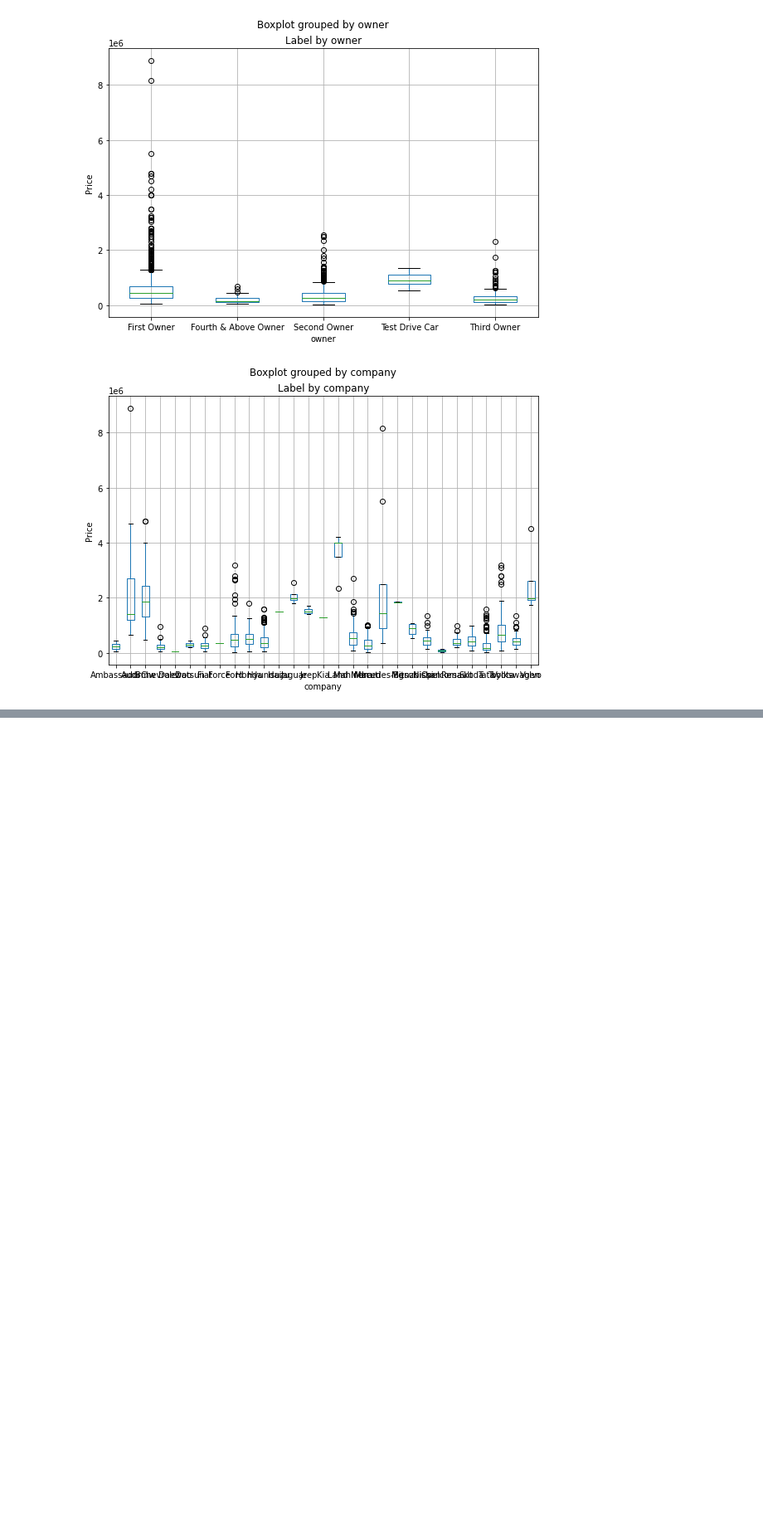
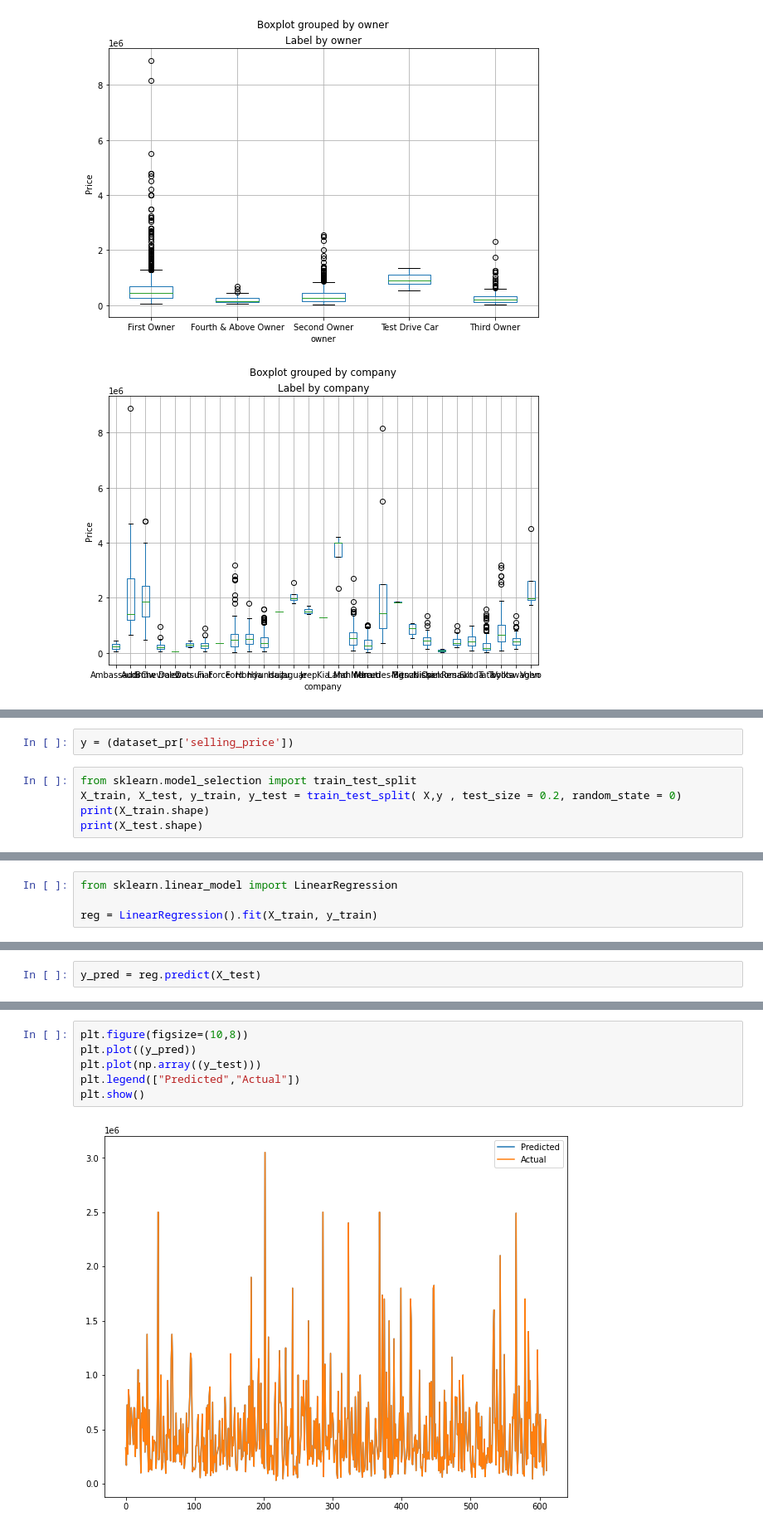
Before and after one commit to rajeshmore1/Linear-Regression-Car-Dekho-Data-, a Jupyter notebook: Rajesh_More_Self_Project_Copy_of_M3W1_Self_Project_Linear_Regression.ipynb, the cells around one changed output, grey strips where cells are left out. Shown at 83% size. Saved outputs shown, nothing was run; the diff lists cells and outputs as text; blank space fills up the shorter version.

```diff
--- a/Rajesh_More_Self_Project_Copy_of_M3W1_Self_Project_Linear_Regression.ipynb
+++ b/Rajesh_More_Self_Project_Copy_of_M3W1_Self_Project_Linear_Regression.ipynb
@@ -410,0 +502,7 @@ plt.show()
+# %%
+y = (dataset_pr['selling_price'])
+# %%
+from sklearn.model_selection import train_test_split
+X_train, X_test, y_train, y_test = train_test_split( X,y , test_size = 0.2, random_state = 0)
+print(X_train.shape)
+print(X_test.shape)
@@ -410,0 +520,4 @@ plt.show()
+# %%
+from sklearn.linear_model import LinearRegression
+
+reg = LinearRegression().fit(X_train, y_train)
@@ -410,0 +534,2 @@ plt.show()
+# %%
+y_pred = reg.predict(X_test)
@@ -410,0 +555,8 @@ plt.show()
+# %%
+plt.figure(figsize=(10,8))
+plt.plot((y_pred))
+plt.plot(np.array((y_test)))
+plt.legend(["Predicted","Actual"])
+plt.show()
+# %% [output]
+[figure, added]
```
Also changed, not shown: parts of 65 cells of this notebook.
